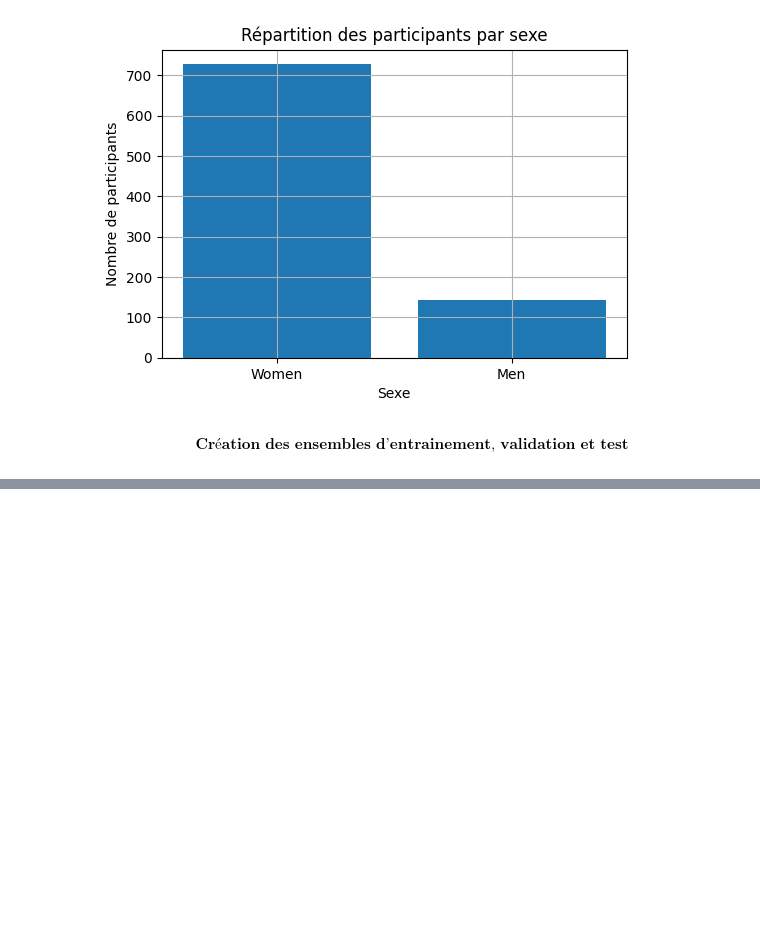
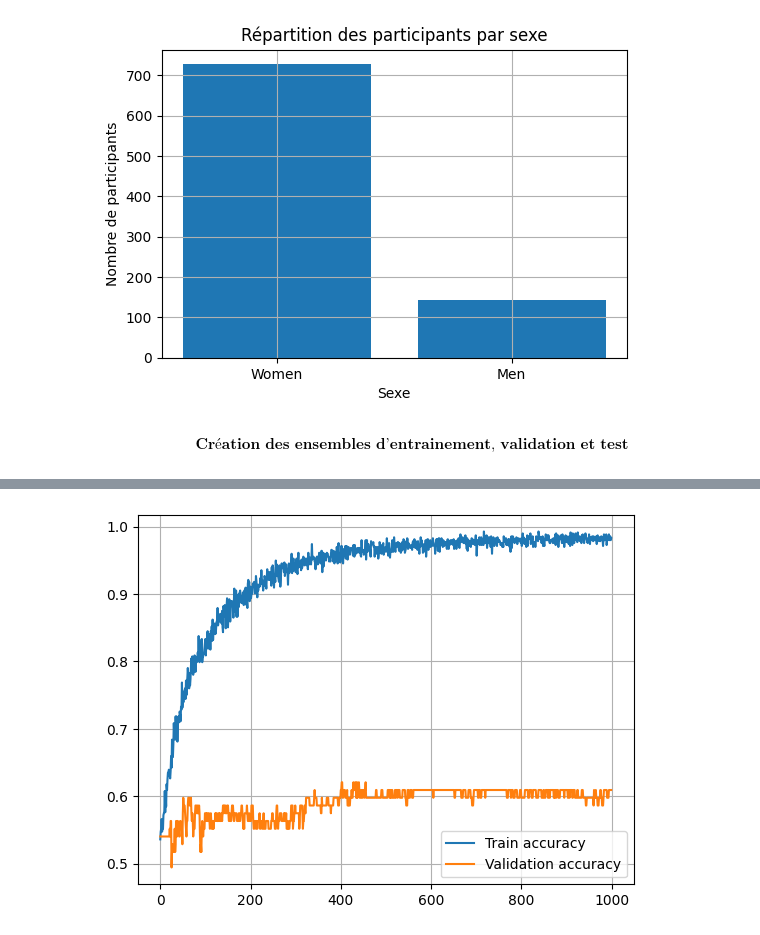
Before and after one commit to KhlYanis/MVA-Geometric_Data_Analysis, a Jupyter notebook: Exploration_notebook.ipynb, the cells around one changed output, grey strips where cells are left out. Cells and saved outputs as stored; diff of their text form; code cells hidden in the pictures; blank space fills up the shorter version.

Commit message:
ChebGCN works !

```diff
--- a/Exploration_notebook.ipynb
+++ b/Exploration_notebook.ipynb
@@ -188,6 +163,0 @@ def get_set_idx(N, train_ratio=0.7, val_ratio=0.15, test_ratio=0.15, shuffle=Tru
-# %%
-train_idx, val_idx, test_idx = get_set_idx(N = 871, train_ratio = 0.80, val_ratio = 0.10, test_ratio = 0.10)
-
-print(f"L'ensemble d'entrainement est composé de {len(train_idx)} patients")
-print(f"L'ensemble de validation est composé de {len(val_idx)} patients")
-print(f"L'ensemble de test est composé de {len(test_idx)} patients")
@@ -258,3 +306,8 @@ data_dict = data_pipe.build_data_dict(df, feature_vector, adjacency_matrix)
+# %%
+input_dim = 6105
 # %%
-input_dim = data_dict["inputs"]["raw_input"].shape[1]
 chebgcn = ChebGCN(args, in_features = input_dim, out_features = 1, adjacency_matrix = data_dict["adjacency_matrix"])
+
+args.lr = 1e-4
+args.n_epoch = 1000
+Train_test_pipe = TrainTestPipeline(args, data_dict, chebgcn, "chebGCN.pt")
@@ -270,0 +314,2 @@ RuntimeError: size mismatch, got input (871), mat (871x871), vec (6105)
+# %%
+trainLoss, train_accuracy, valLoss, valAccuracy = Train_test_pipe.NNTrain()
@@ -270,0 +334,8 @@ RuntimeError: size mismatch, got input (871), mat (871x871), vec (6105)
+# %%
+plt.plot(train_accuracy, label = "Train accuracy")
+plt.plot(valAccuracy, label = 'Validation accuracy')
+plt.legend()
+plt.grid()
+plt.show()
+# %% [output]
+[figure, added]
```
Also changed, not shown: parts of 15 cells of this notebook, 3 other files.
